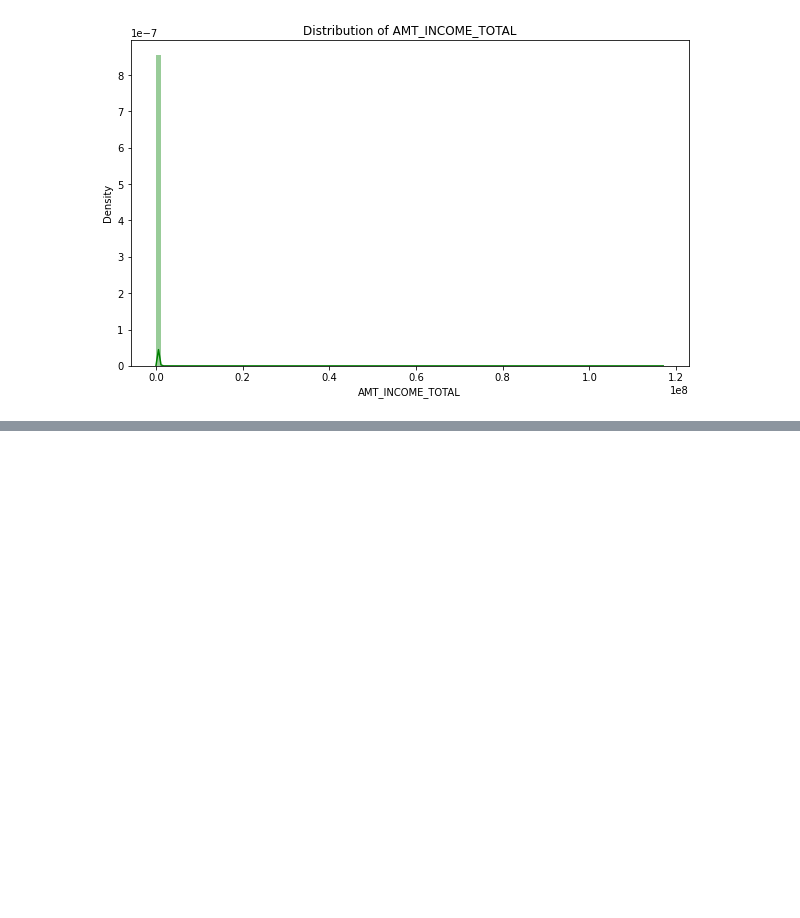
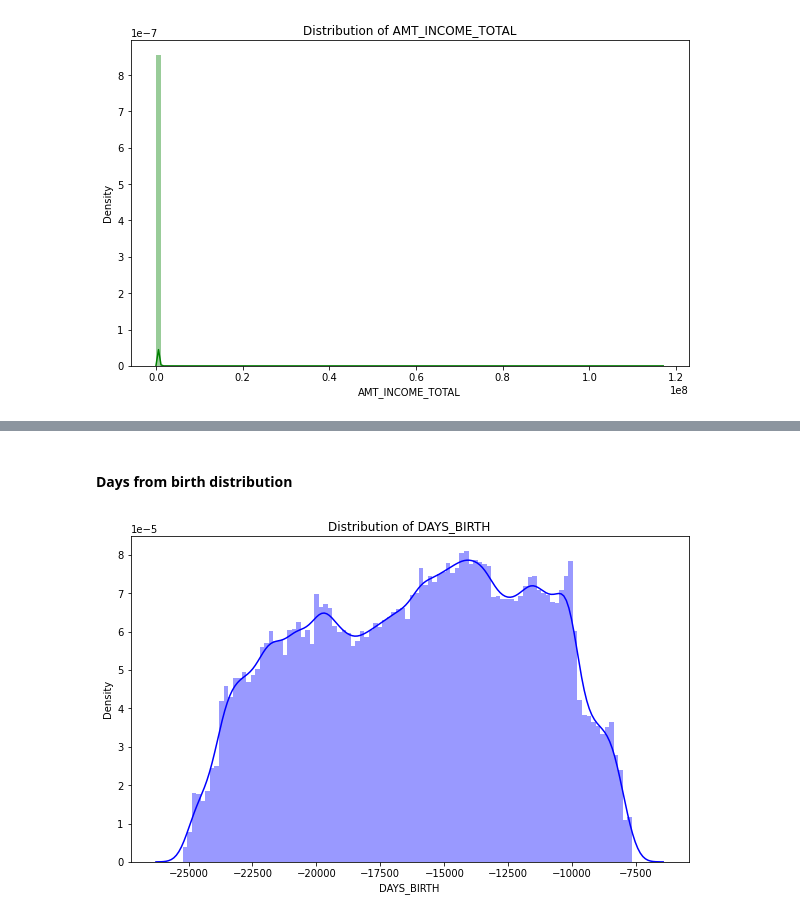
Before and after one commit to mhs10031990/Hands_on, a Jupyter notebook: CRA_Data_Visualization.ipynb, the cells around one changed output, grey strips where cells are left out. Cells and saved outputs as stored; diff of their text form; code cells hidden in the pictures; blank space fills up the shorter version.

```diff
--- a/CRA_Data_Visualization.ipynb
+++ b/CRA_Data_Visualization.ipynb
@@ -283,0 +300,6 @@ plot_distribution('AMT_INCOME_TOTAL','green')
+# %% [markdown]
+#### Days from birth distribution
+# %%
+plot_distribution('DAYS_BIRTH','blue')
+# %% [output]
+[figure, added]
```
Also changed, not shown: parts of 11 cells of this notebook.
